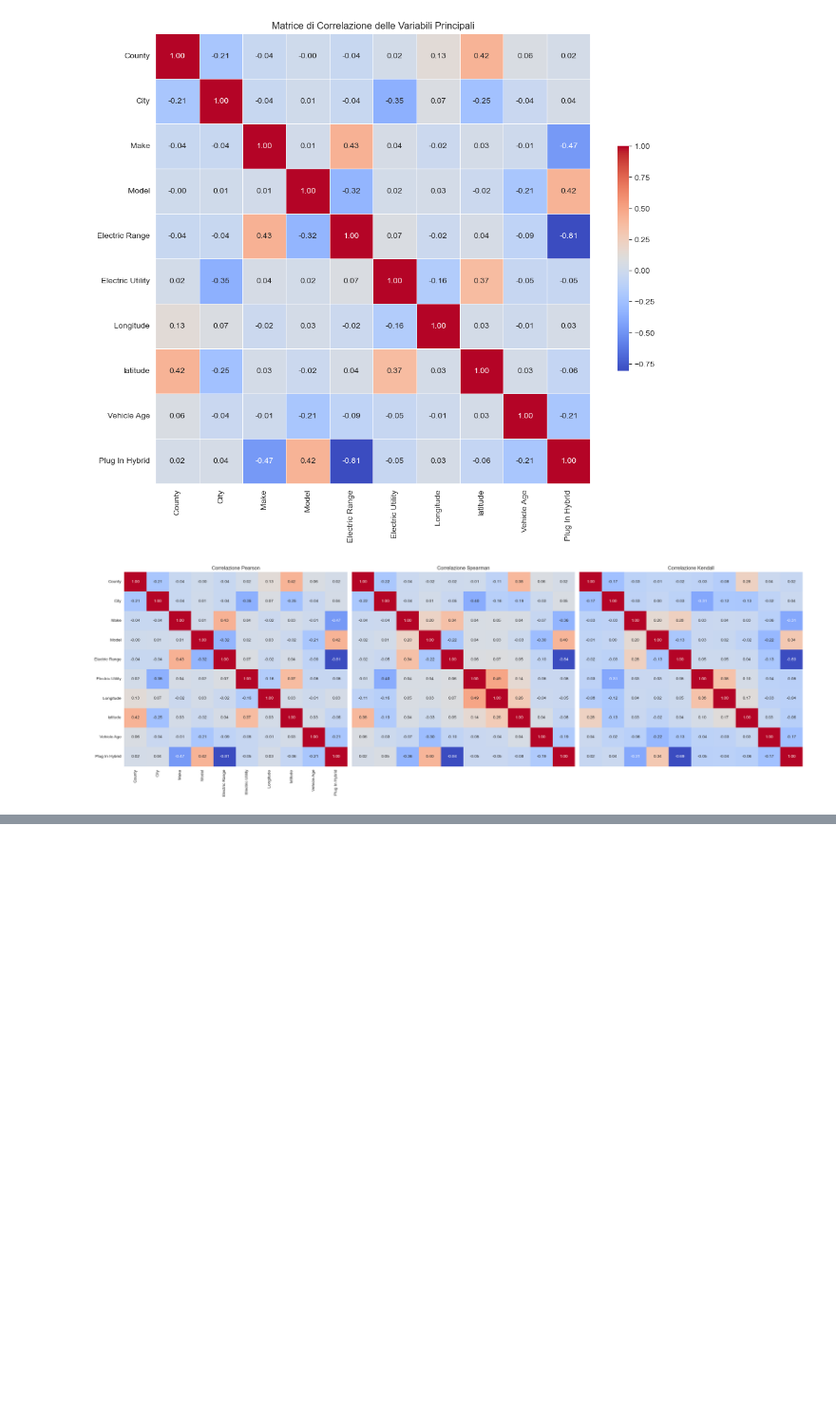
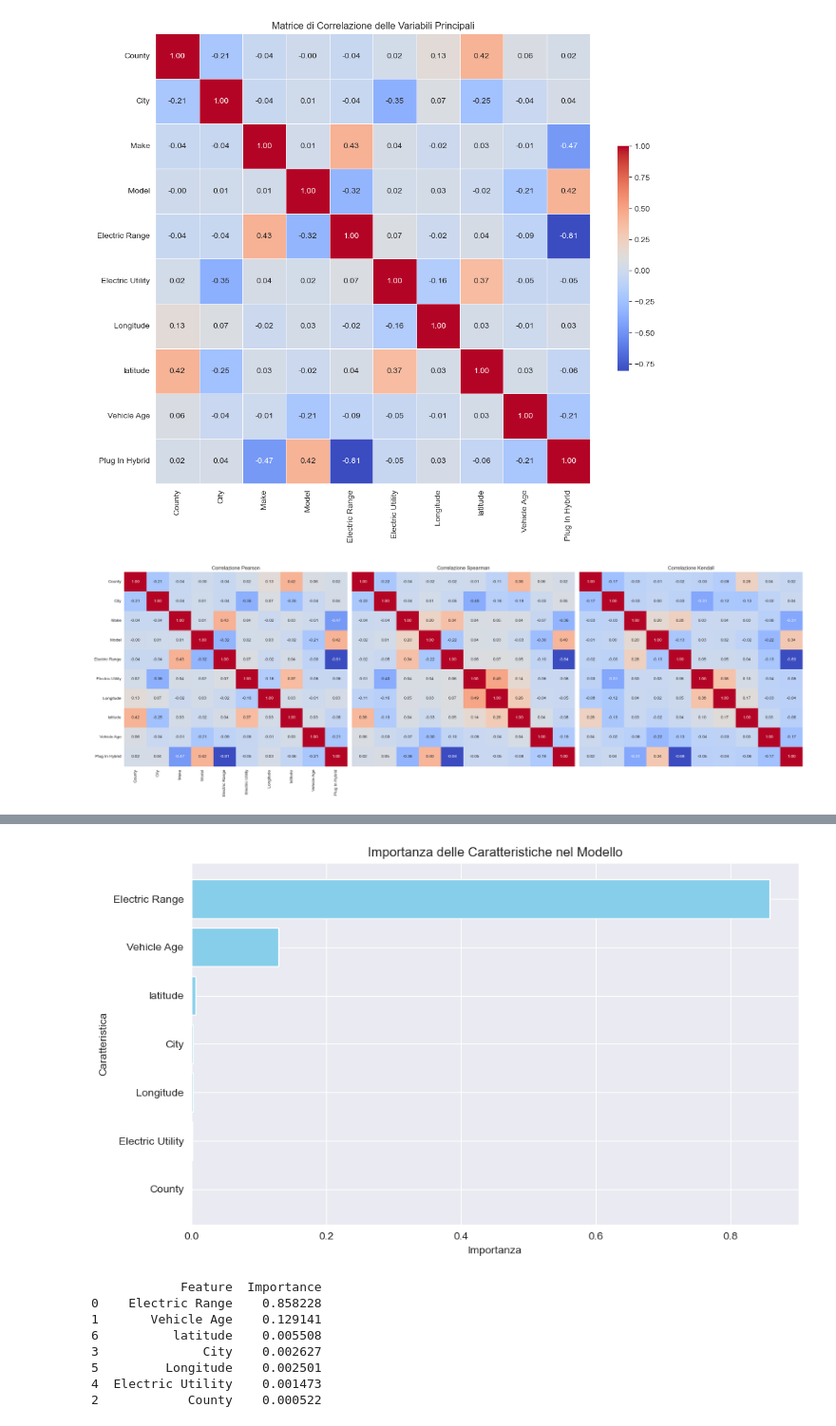
Before and after one commit to Anziano90/siamoTesi, a Jupyter notebook: my_notebook.ipynb, the cells around one changed output, grey strips where cells are left out. Shown at 95% size. Drawn from its saved outputs; the diff is of its cells as text; code cells hidden in the pictures; blank space fills up the shorter version.

```diff
--- a/my_notebook.ipynb
+++ b/my_notebook.ipynb
@@ -581,0 +639,33 @@ Previsione dell'Eta del Veicolo (Vehicle Age): Potremmo provare a prevedere l'et
+# %%
+# Analisi delle feature importance nella Random Forest
+import pandas as pd
+import matplotlib.pyplot as plt
+
+# Ottieni le feature importance
+importance = clf.feature_importances_
+feature_names = X.columns
+
+# Ordina le feature importances
+feature_importance = pd.DataFrame({'Feature': feature_names, 'Importance': importance})
+feature_importance = feature_importance.sort_values(by='Importance', ascending=False)
+
+# Grafico delle feature importances
+plt.figure(figsize=(10, 6))
+plt.barh(feature_importance['Feature'], feature_importance['Importance'], color='skyblue')
+plt.xlabel('Importanza')
+plt.ylabel('Caratteristica')
+plt.title('Importanza delle Caratteristiche nel Modello')
+plt.gca().invert_yaxis()
+plt.show()
+
+print(feature_importance)
+# %% [output]
+[figure, added]
+            Feature  Importance
+0    Electric Range    0.858228
+1       Vehicle Age    0.129141
+6          latitude    0.005508
+3              City    0.002627
+5         Longitude    0.002501
+4  Electric Utility    0.001473
+2            County    0.000522
```
Also changed, not shown: parts of 30 cells of this notebook.
